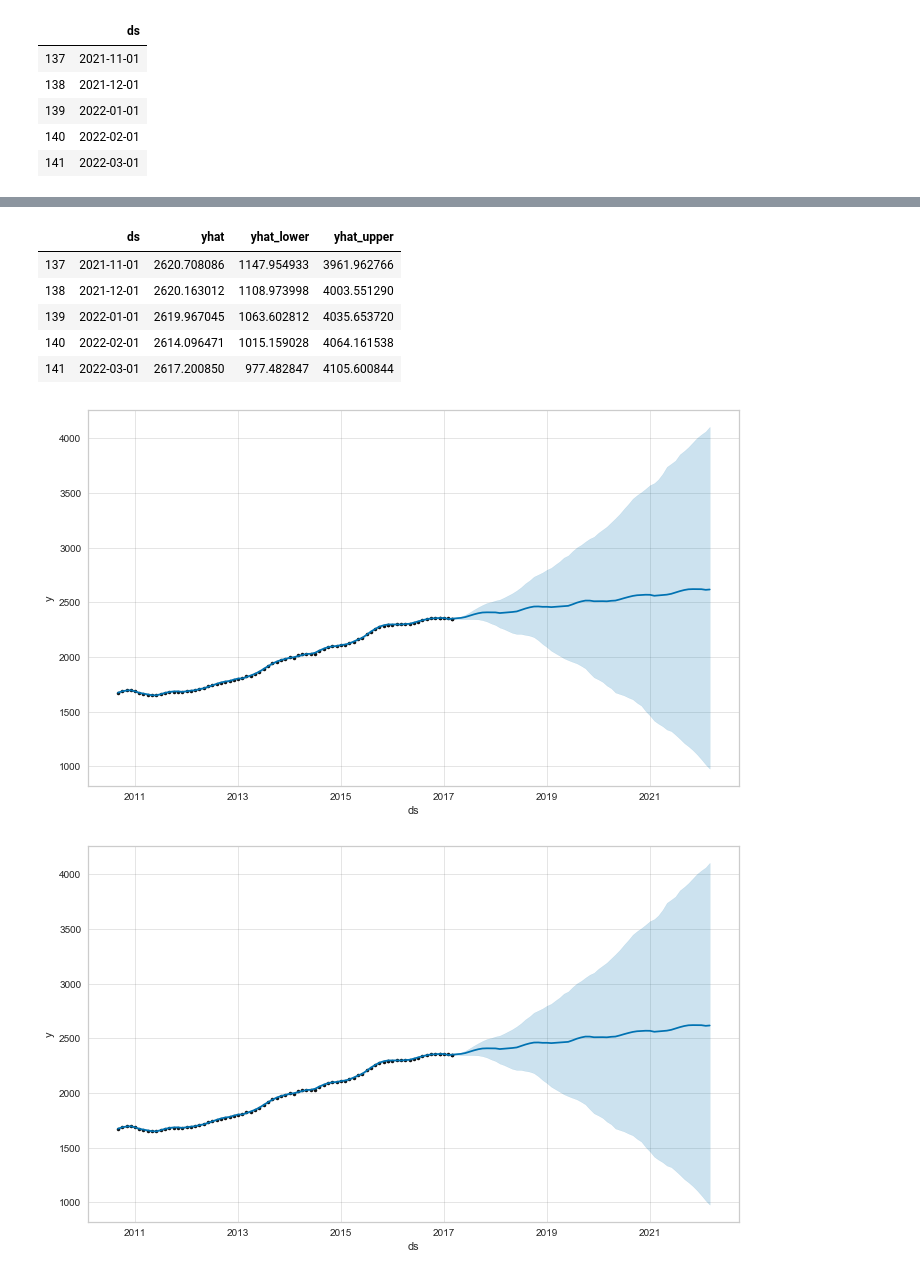
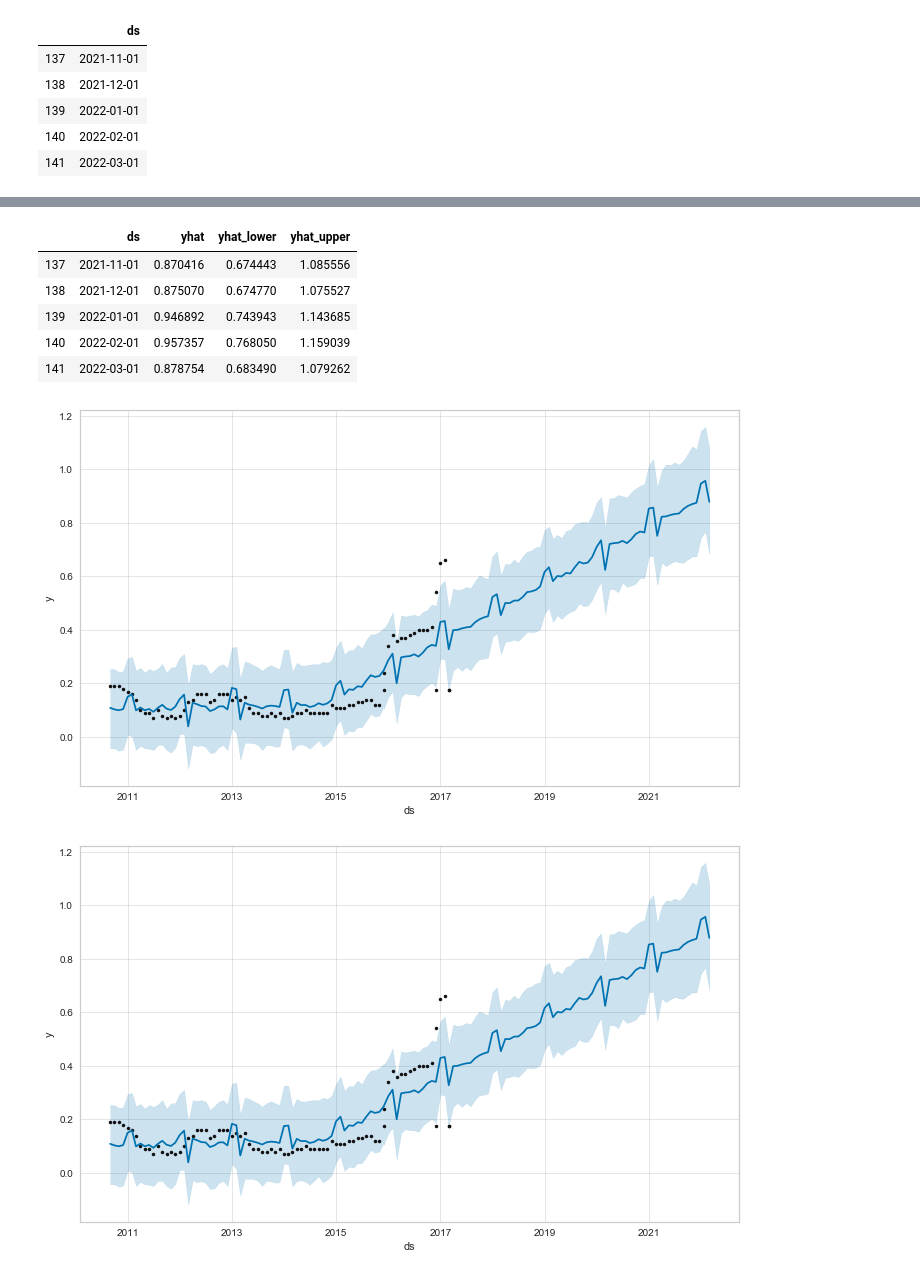
Before and after one commit to irenebratsis/Thinkful, a Jupyter notebook: 42. FINAL.ipynb, the cells around one changed output, grey strips where cells are left out. Saved outputs shown, nothing was run; the diff lists cells and outputs as text; code cells hidden in the pictures.

```diff
--- a/42. FINAL.ipynb
+++ b/42. FINAL.ipynb
@@ -1694,0 +2492,2 @@ unemployment.head(5)
+# %%
+interestrate_model.fit(interestrate)
@@ -1695,6 +2498,4 @@ unemployment.head(5)
 # %%
-my_model.fit(unemployment)
-
-future_unemploymentdates = unemployment.make_future_dataframe(periods=60, freq='MS')
-future_unemploymentdates.tail()
+future_dates = interestrate_model.make_future_dataframe(periods=60, freq='MS')
+future_dates.tail()
 # %% [output]
@@ -1708,3 +2507,0 @@ INFO:fbprophet:Disabling daily seasonality. Run prophet with daily_seasonality=T
-# %%
-future_dates = my_model.make_future_dataframe(periods=60, freq='MS')
-future_dates.tail()
@@ -1718,16 +2508,16 @@ future_dates.tail()
 # %%
-forecast = my_model.predict(future_dates)
+forecast = interestrate_model.predict(future_dates)
 forecast[['ds', 'yhat', 'yhat_lower', 'yhat_upper']].tail()
 # %% [output]
 |  | ds | yhat | yhat_lower | yhat_upper |
-| 137 | 2021-11-01 | 2620.708086 | 1147.954933 | 3961.962766 |
-| 138 | 2021-12-01 | 2620.163012 | 1108.973998 | 4003.551290 |
-| 139 | 2022-01-01 | 2619.967045 | 1063.602812 | 4035.653720 |
-| 140 | 2022-02-01 | 2614.096471 | 1015.159028 | 4064.161538 |
-| 141 | 2022-03-01 | 2617.200850 | 977.482847 | 4105.600844 |
+| 137 | 2021-11-01 | 0.870416 | 0.674443 | 1.085556 |
+| 138 | 2021-12-01 | 0.875070 | 0.674770 | 1.075527 |
+| 139 | 2022-01-01 | 0.946892 | 0.743943 | 1.143685 |
+| 140 | 2022-02-01 | 0.957357 | 0.768050 | 1.159039 |
+| 141 | 2022-03-01 | 0.878754 | 0.683490 | 1.079262 |
 # %%
-my_model.plot(forecast,
+interestrate_model.plot(forecast,
               uncertainty=True)
 # %% [output]
-[figure, old version]
+[figure, new version]
-[figure, old version]
+[figure, new version]
```
Also changed, not shown: parts of 102 cells of this notebook.
